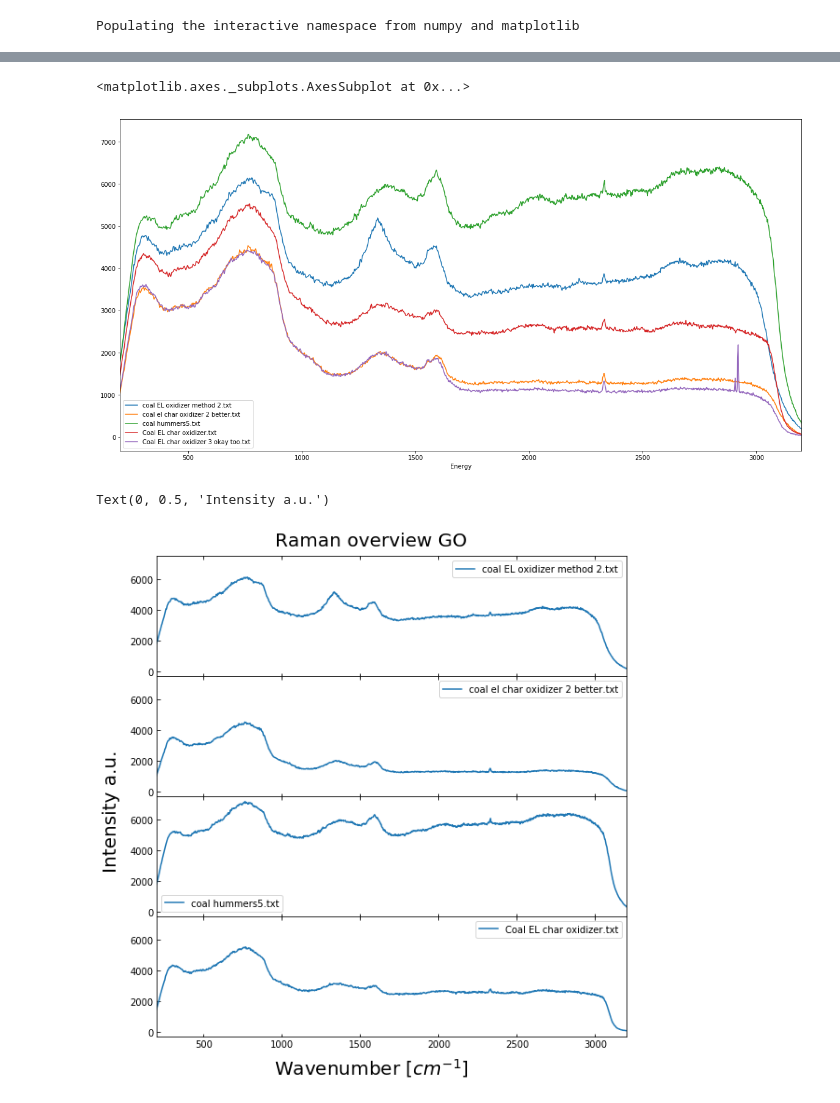
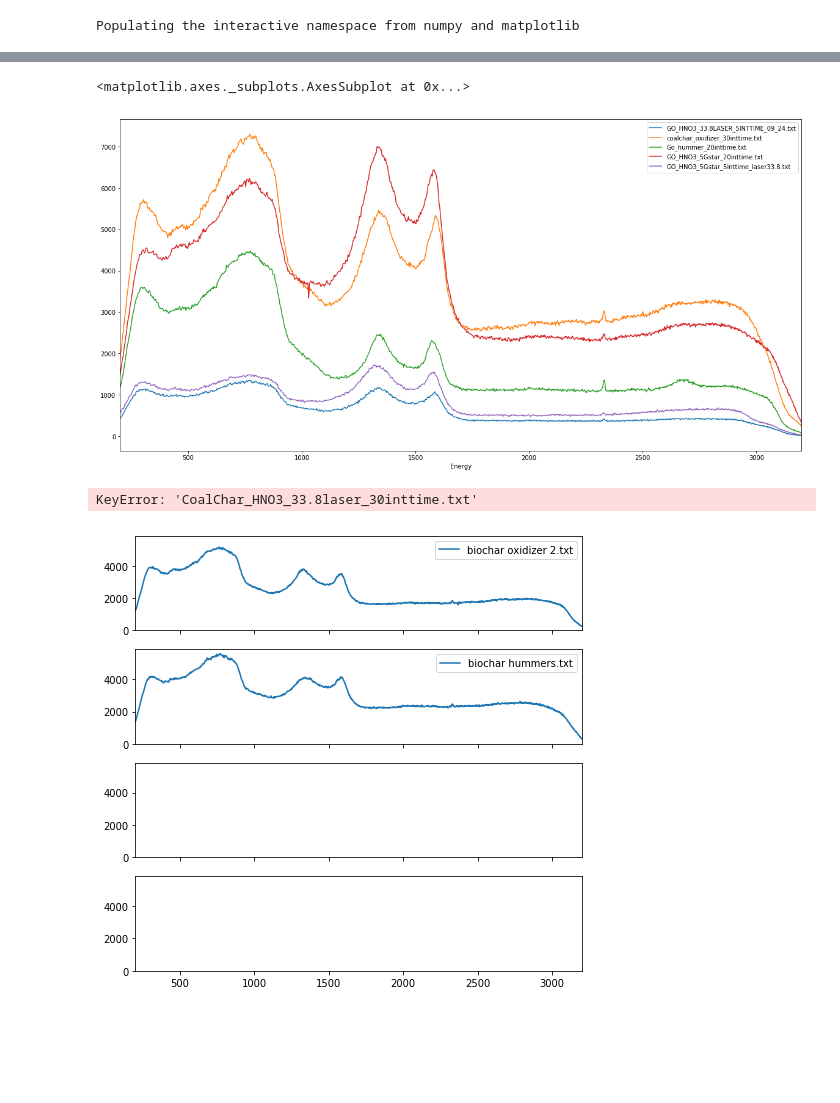
Before and after one commit to hududed/raman-analysis, a Jupyter notebook: nbs/Example_plots.ipynb, the cells around one changed output, grey strips where cells are left out. Cells and saved outputs as stored; diff of their text form; code cells hidden in the pictures; blank space fills up the shorter version.

Commit message:
parent, child data load

```diff
--- a/nbs/Example_plots.ipynb
+++ b/nbs/Example_plots.ipynb
@@ -37,0 +39,7 @@ p.ls()
+# %%
+# for n in p.rglob("*.[tT][xX][tT]"):
+#     parent=list(n.parents[0])
+#     child=list(n.name)
+
+parent=[x.parents[0] for x in p.rglob("*.[tT][xX][tT]")]
+child=[x.name for x in p.rglob("*.[tT][xX][tT]")]
@@ -38,5 +66,5 @@ p.ls()
 # %%
 fnames = []
-for n in p.glob('*.txt'): fnames.append(n.name)
+for n in p.rglob('*.txt'): fnames.append(n.name)
 fnames[:5]
 # %% [output]
@@ -59,11 +87,11 @@ df_.head()
 # %%
-def load_data(path, fnames):
+def load_data(parent, child):
     dfs=[]
-    for f in fnames:
-        dfs.append(pd.read_csv(path/f, names=['Energy',
-                   f], header=None, delimiter = '\t'))
+    for p,c in zip(parent,child):
+        dfs.append(pd.read_csv(p/c, names=['Energy',
+                   c], header=None, delimiter = '\t'))
     return pd.concat(dfs,axis=1).T.drop_duplicates().T  # care: works only when all E column values are the same
 # %%
-df=load_data(p,fnames)
+df=load_data(parent,child)
 df.head()
 # %% [output]
@@ -77,29 +105,29 @@ df.head()
 # %%
-df.plot(x='Energy',y=fnames[:5],figsize=(20,10))
+df.plot(x='Energy',y=child[:5],figsize=(20,10))
 # %% [output]
 <matplotlib.axes._subplots.AxesSubplot at 0x...>
-[figure, old version]
+[figure, new version]
 # %%
 fig, axes = plt.subplots(nrows=4, ncols=1,
                          sharex=True, sharey=True, figsize=(8,8))
-df.plot(x='Energy', y=fnames[0], ax=axes[0])
-df.plot(x='Energy', y=fnames[1], ax=axes[1])
-df.plot(x='Energy', y=fnames[2], ax=axes[2])
+df.plot(x='Energy', y='biochar oxidizer 2.txt', ax=axes[0])
+df.plot(x='Energy', y='biochar hummers.txt', ax=axes[1])
+df.plot(x='Energy', y='CoalChar_HNO3_33.8laser_30inttime.txt', ax=axes[2])
 df.plot(x='Energy', y=fnames[3], ax=axes[3])
 fig.tight_layout()
 
 # Bring subplots close to each other and positioned further to the right
 fig.subplots_adjust(hspace=0, left=0.1, bottom=0.08)
 
 # Hide x labels and tick labels for all but bottom plot.
 for ax in axes:
     ax.xaxis.label.set_visible(False)
     ax.tick_params(axis='both', which='both', direction='in',top=True)
                     #     ax.label_outer()
 
 fig.suptitle('Raman overview GO', y=1.02, fontsize=20)
 fig.text(0.5, 0.01, r'Wavenumber [$cm^{-1}$]', fontsize=20, ha='center')
 fig.text(0, 0.5, 'Intensity a.u.', fontsize=20, va='center', rotation='vertical')
 # %% [output]
-Text(0, 0.5, 'Intensity a.u.')
+KeyError: 'CoalChar_HNO3_33.8laser_30inttime.txt'
-[figure, old version]
+[figure, new version]
```
Also changed, not shown: parts of 6 cells of this notebook.
